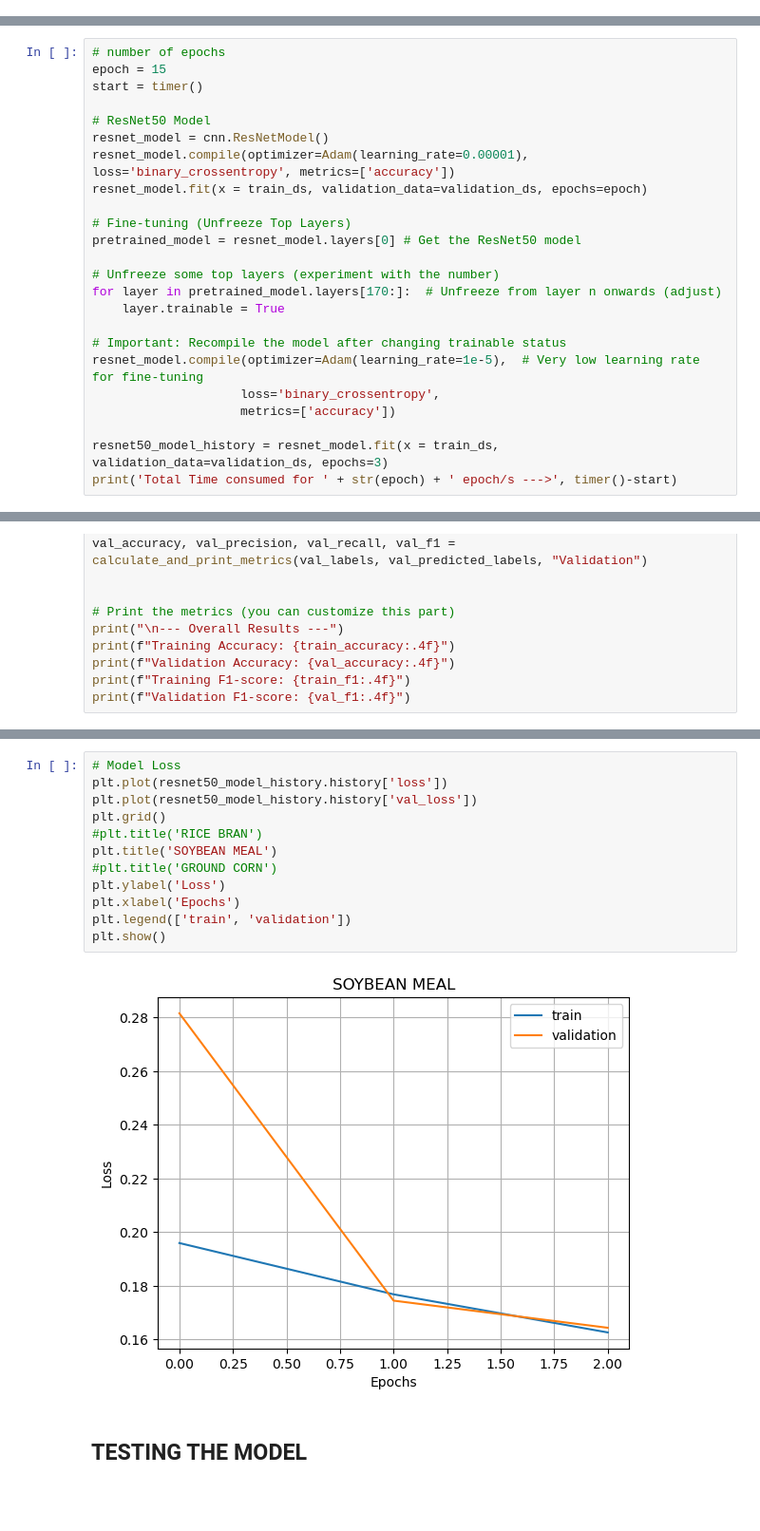
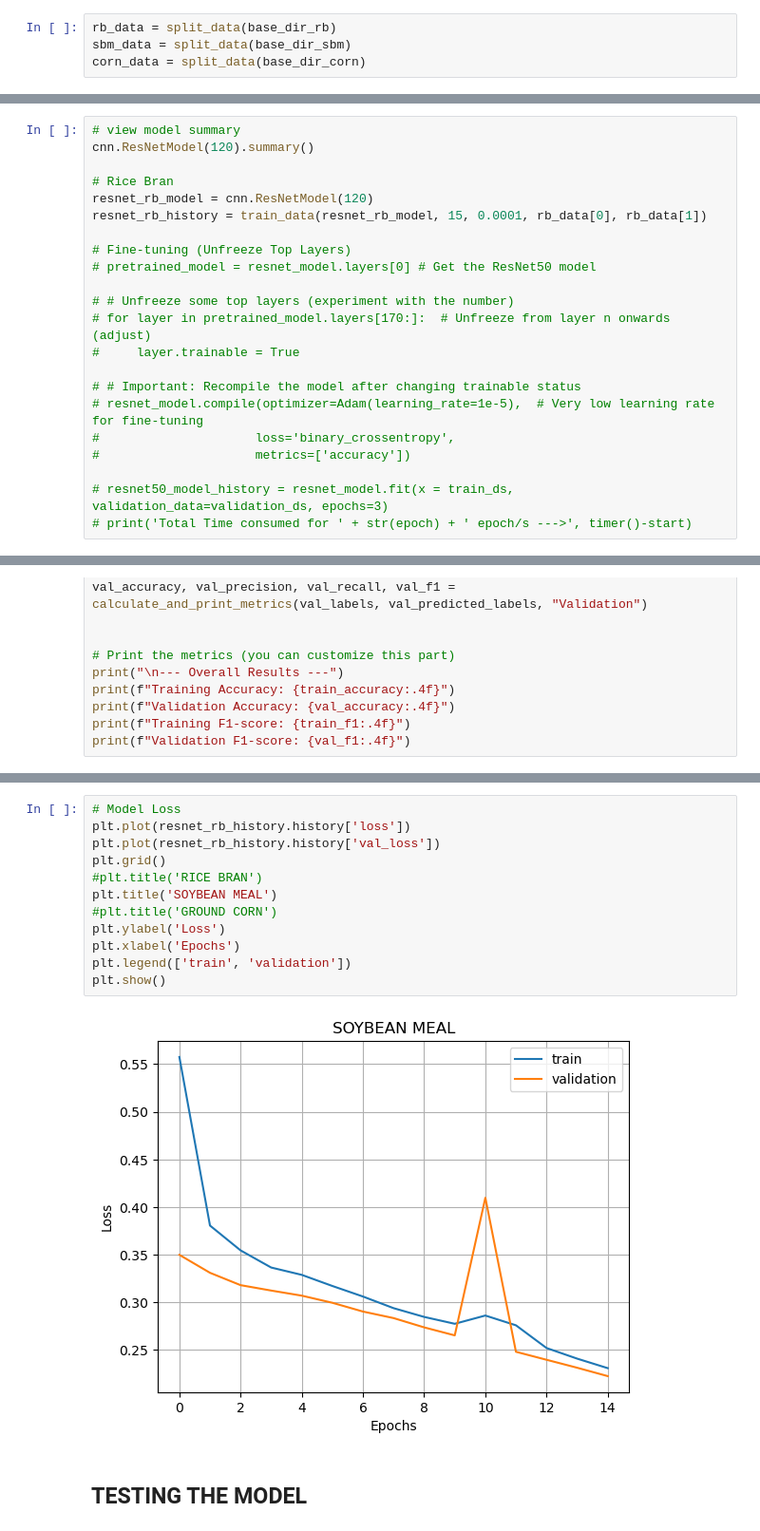
Before and after one commit to buggernut04/Thesis_Project_Feed_Classification, a Jupyter notebook: main.ipynb, the cells around one changed output, grey strips where cells are left out. Shown at 95% size. Cells and saved outputs as stored; diff of their text form; blank space fills up the shorter version.

```diff
--- a/main.ipynb
+++ b/main.ipynb
@@ -485,2 +128,6 @@ Using 800 files for validation.
+# %%
+rb_data = split_data(base_dir_rb)
+sbm_data = split_data(base_dir_sbm)
+corn_data = split_data(base_dir_corn)
 # %% [markdown]
 #### Custom CNN Model
@@ -610,27 +228,25 @@ plt.show()
 # %% [markdown]
 #### ResNet-50 Model
 # %%
-# number of epochs
-epoch = 15
-start = timer()
+# view model summary
+cnn.ResNetModel(120).summary()
 
-# ResNet50 Model
-resnet_model = cnn.ResNetModel()
-resnet_model.compile(optimizer=Adam(learning_rate=0.00001), loss='binary_crossentropy', metrics=['accuracy'])
-resnet_model.fit(x = train_ds, validation_data=validation_ds, epochs=epoch)
+# Rice Bran
+resnet_rb_model = cnn.ResNetModel(120)
+resnet_rb_history = train_data(resnet_rb_model, 15, 0.0001, rb_data[0], rb_data[1])
 
 # Fine-tuning (Unfreeze Top Layers)
-pretrained_model = resnet_model.layers[0] # Get the ResNet50 model
+# pretrained_model = resnet_model.layers[0] # Get the ResNet50 model
 
-# Unfreeze some top layers (experiment with the number)
-for layer in pretrained_model.layers[170:]:  # Unfreeze from layer n onwards (adjust)
-    layer.trainable = True
+# # Unfreeze some top layers (experiment with the number)
+# for layer in pretrained_model.layers[170:]:  # Unfreeze from layer n onwards (adjust)
+#     layer.trainable = True
 
-# Important: Recompile the model after changing trainable status
-resnet_model.compile(optimizer=Adam(learning_rate=1e-5),  # Very low learning rate for fine-tuning
-                    loss='binary_crossentropy',
-                    metrics=['accuracy'])
+# # Important: Recompile the model after changing trainable status
+# resnet_model.compile(optimizer=Adam(learning_rate=1e-5),  # Very low learning rate for fine-tuning
+#                     loss='binary_crossentropy',
+#                     metrics=['accuracy'])
 
-resnet50_model_history = resnet_model.fit(x = train_ds, validation_data=validation_ds, epochs=3)
-print('Total Time consumed for ' + str(epoch) + ' epoch/s --->', timer()-start)
+# resnet50_model_history = resnet_model.fit(x = train_ds, validation_data=validation_ds, epochs=3)
+# print('Total Time consumed for ' + str(epoch) + ' epoch/s --->', timer()-start)
 # %% [output]
@@ -730,17 +357,17 @@ plt.show()
 # %%
 # Model Loss
-plt.plot(resnet50_model_history.history['loss'])
-plt.plot(resnet50_model_history.history['val_loss'])
+plt.plot(resnet_rb_history.history['loss'])
+plt.plot(resnet_rb_history.history['val_loss'])
 plt.grid()
 #plt.title('RICE BRAN')
 plt.title('SOYBEAN MEAL')
 #plt.title('GROUND CORN')
 plt.ylabel('Loss')
 plt.xlabel('Epochs')
 plt.legend(['train', 'validation'])
 plt.show()
 # %% [output]
-[figure, old version]
+[figure, new version]
 # %% [markdown]
 ## TESTING THE MODEL
 # %%
```
Also changed, not shown: parts of 40 cells of this notebook, 3 other files.
